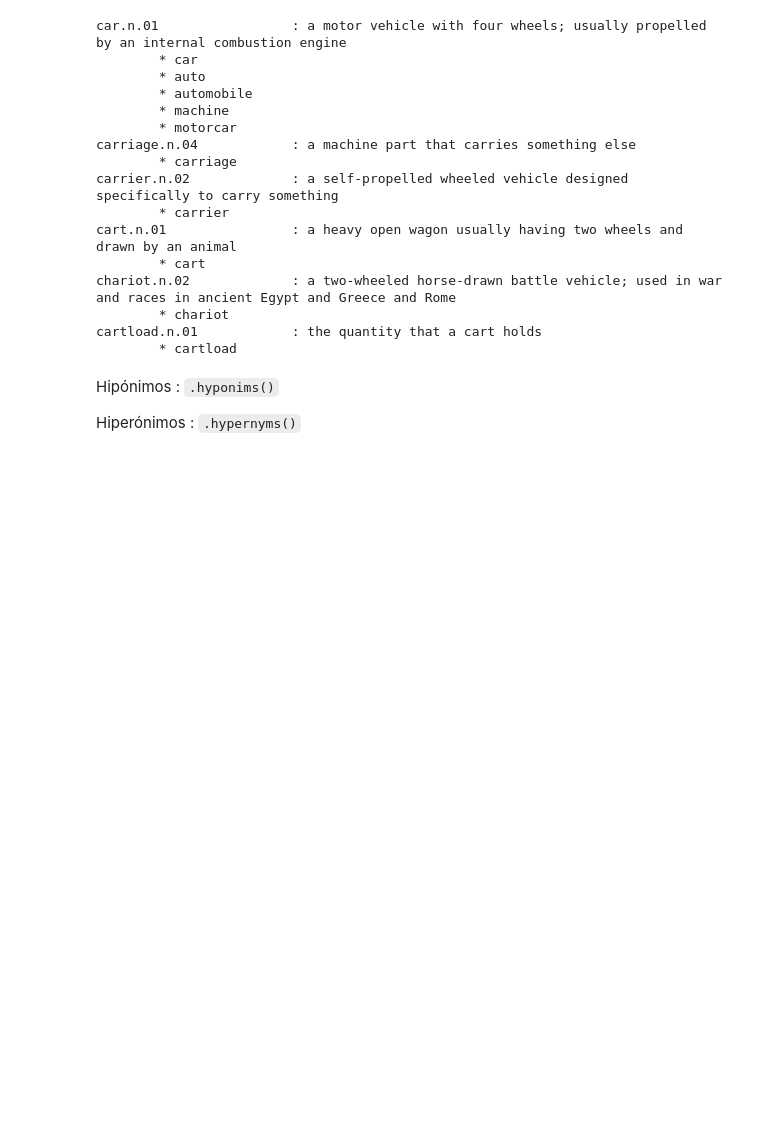
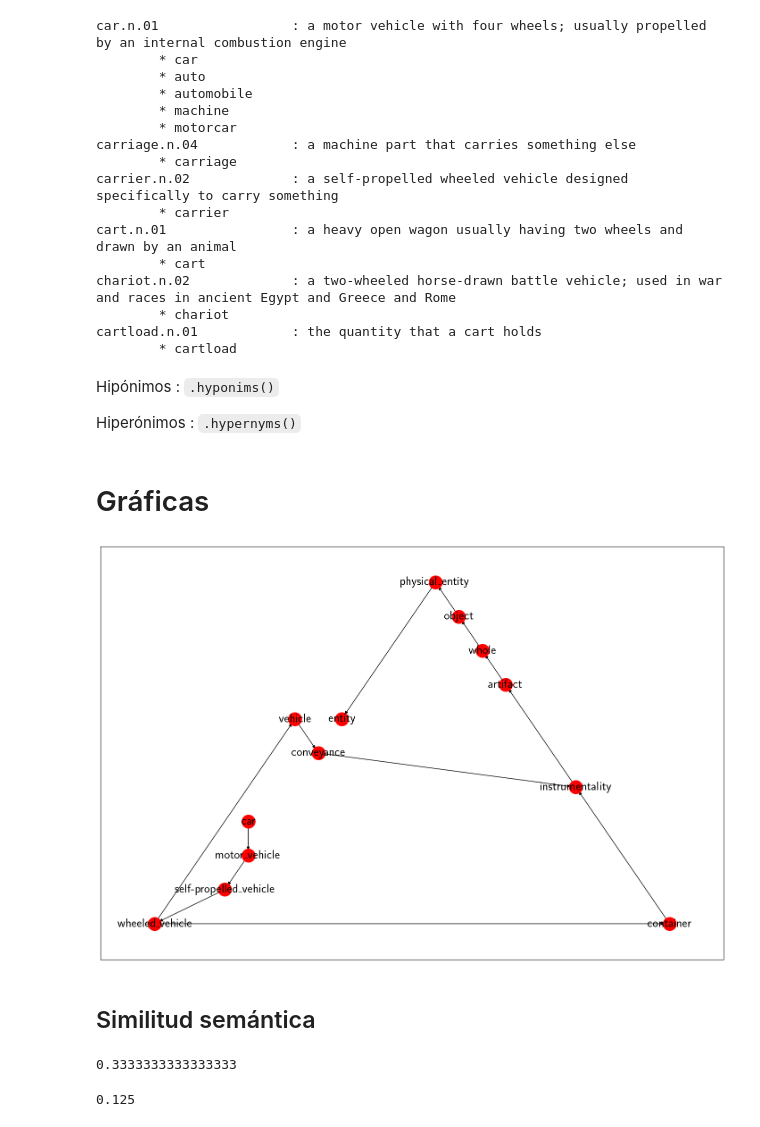
Before and after one commit to GreatestTrain/nlp, a Jupyter notebook: src/notebooks/0-fundamentos/5-traduccion.ipynb, the cells around one changed output. Cells and saved outputs as stored; diff of their text form; code cells hidden in the pictures; blank space fills up the shorter version.

```diff
--- a/src/notebooks/0-fundamentos/5-traduccion.ipynb
+++ b/src/notebooks/0-fundamentos/5-traduccion.ipynb
@@ -77,3 +77,5 @@ Hipónimos
 
 Hiperónimos
 : `.hypernyms()`
+# %% [markdown]
+# Gráficas
@@ -79,0 +85,33 @@ Hiperónimos
+# %%
+def clousure_graph(synset, fn):
+  seen = set()
+  graph = nx.DiGraph()
+  labels = {}
+
+  def recurse(s):
+    if not s in seen:
+      seen.add(s)
+      labels[s.name] = s.name().split('.')[0]
+      graph.add_node(s.name)
+      for s1 in fn(s):
+        graph.add_node(s1.name)
+        graph.add_edge(s.name, s1.name)
+        recurse(s1)
+  recurse(synset)
+  return graph, labels
+
+def draw_text_graph(G, labels):
+  plt.figure(figsize=(18, 12))
+  pos = nx.planar_layout(G, scale=18)
+  nx.draw_networkx_nodes(G, pos, node_color="red", linewidths=0, node_size=500)
+  nx.draw_networkx_labels(G, pos, font_size=20, labels=labels)
+  nx.draw_networkx_edges(G, pos)
+  plt.xticks([])
+  plt.yticks([])
+# %%
+G, labels = clousure_graph(ss[0], fn = lambda x: x.hypernyms())
+draw_text_graph(G, labels)
+# %% [output]
+[figure, added]
+# %% [markdown]
+## Similitud semántica
@@ -79,0 +126,8 @@ Hiperónimos
+# %%
+animal.path_similarity(perro)
+# %% [output]
+0.3333333333333333
+# %%
+animal.path_similarity(gato)
+# %% [output]
+0.125
```
Also changed, not shown: parts of 4 cells of this notebook, 2 other files.
